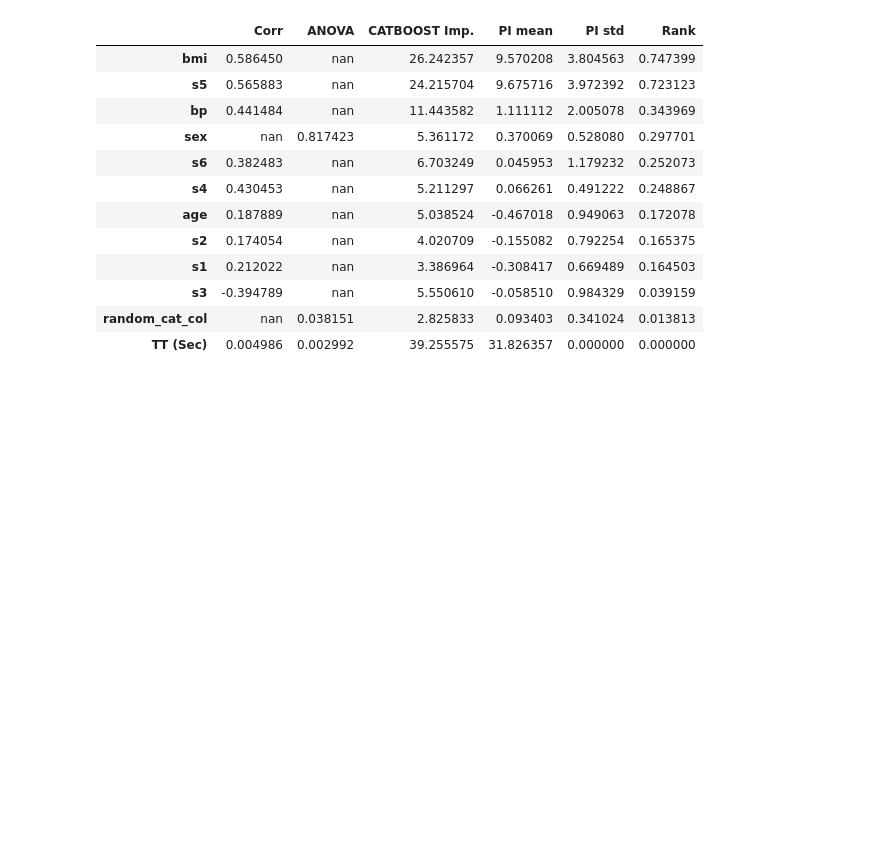
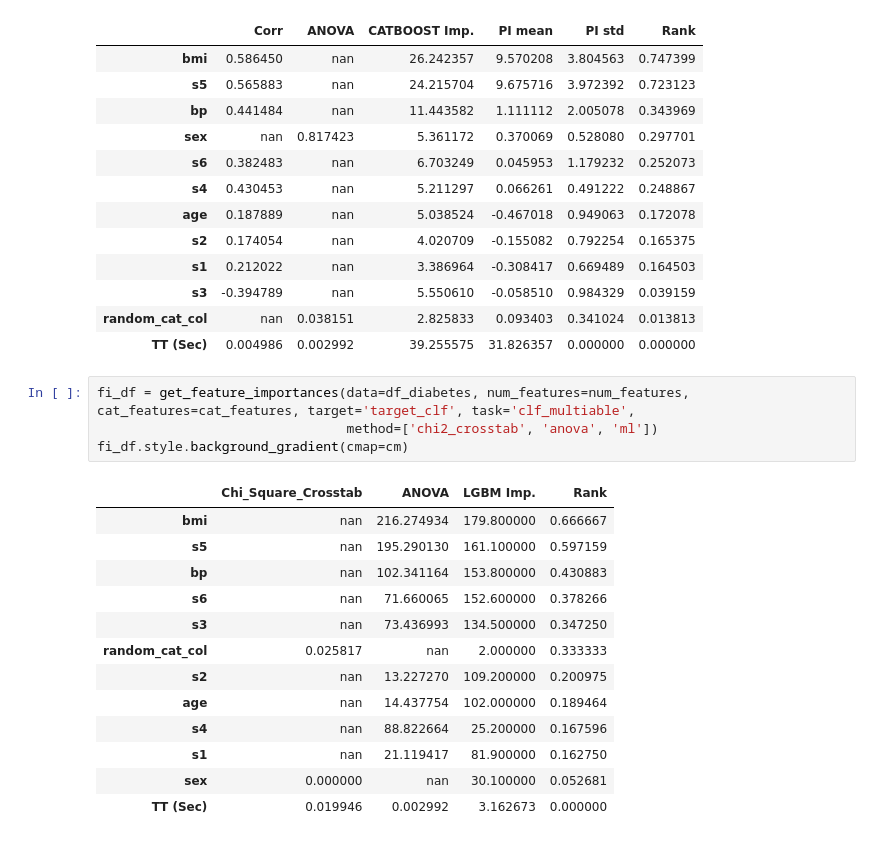
Before and after one commit to Hasan-Basri-Akcay/featimp, a Jupyter notebook: featimp_demo.ipynb, the cells around one changed output. Drawn from its saved outputs; the diff is of its cells as text; blank space fills up the shorter version.

```diff
--- a/featimp_demo.ipynb
+++ b/featimp_demo.ipynb
@@ -343,3 +343,21 @@ fi_df.style.background_gradient(cmap=cm)
 | s3 | -0.394789 | nan | 5.550610 | -0.058510 | 0.984329 | 0.039159 |
 | random_cat_col | nan | 0.038151 | 2.825833 | 0.093403 | 0.341024 | 0.013813 |
 | TT (Sec) | 0.004986 | 0.002992 | 39.255575 | 31.826357 | 0.000000 | 0.000000 |
+# %%
+fi_df = get_feature_importances(data=df_diabetes, num_features=num_features, cat_features=cat_features, target='target_clf', task='clf_multiable',
+                                method=['chi2_crosstab', 'anova', 'ml'])
+fi_df.style.background_gradient(cmap=cm)
+# %% [output]
+|  | Chi_Square_Crosstab | ANOVA | LGBM Imp. | Rank |
+| bmi | nan | 216.274934 | 179.800000 | 0.666667 |
+| s5 | nan | 195.290130 | 161.100000 | 0.597159 |
+| bp | nan | 102.341164 | 153.800000 | 0.430883 |
+| s6 | nan | 71.660065 | 152.600000 | 0.378266 |
+| s3 | nan | 73.436993 | 134.500000 | 0.347250 |
+| random_cat_col | 0.025817 | nan | 2.000000 | 0.333333 |
+| s2 | nan | 13.227270 | 109.200000 | 0.200975 |
+| age | nan | 14.437754 | 102.000000 | 0.189464 |
+| s4 | nan | 88.822664 | 25.200000 | 0.167596 |
+| s1 | nan | 21.119417 | 81.900000 | 0.162750 |
+| sex | 0.000000 | nan | 30.100000 | 0.052681 |
+| TT (Sec) | 0.019946 | 0.002992 | 3.162673 | 0.000000 |
```
Also changed, not shown: parts of 1 cell of this notebook.
